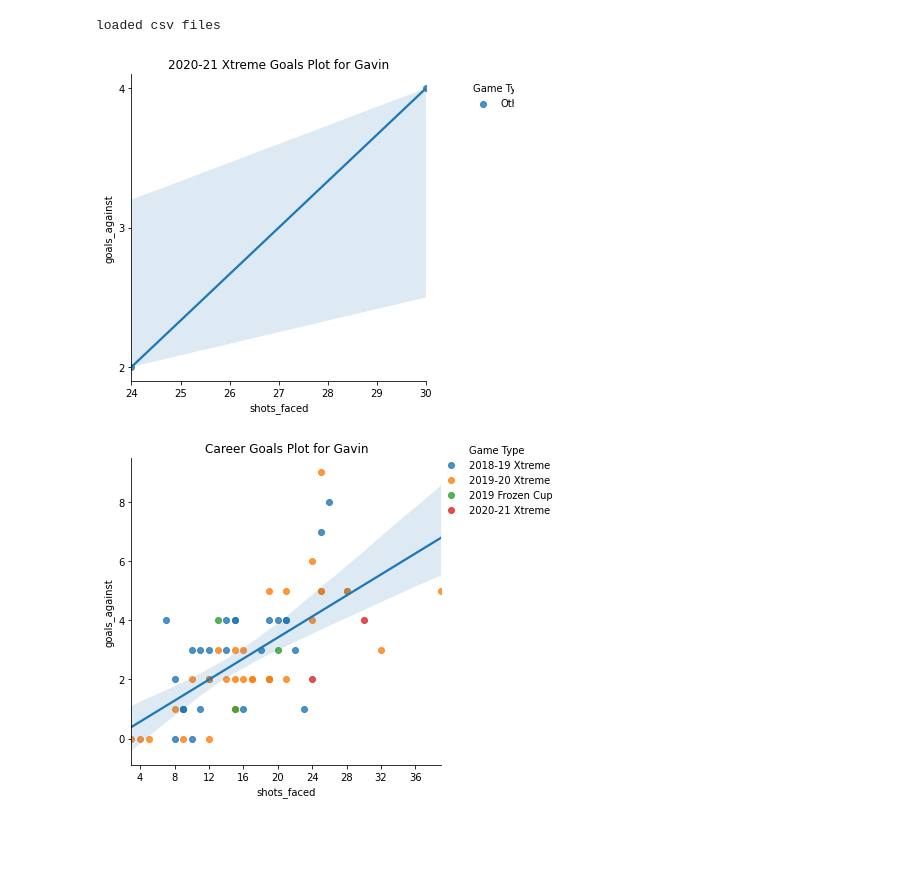
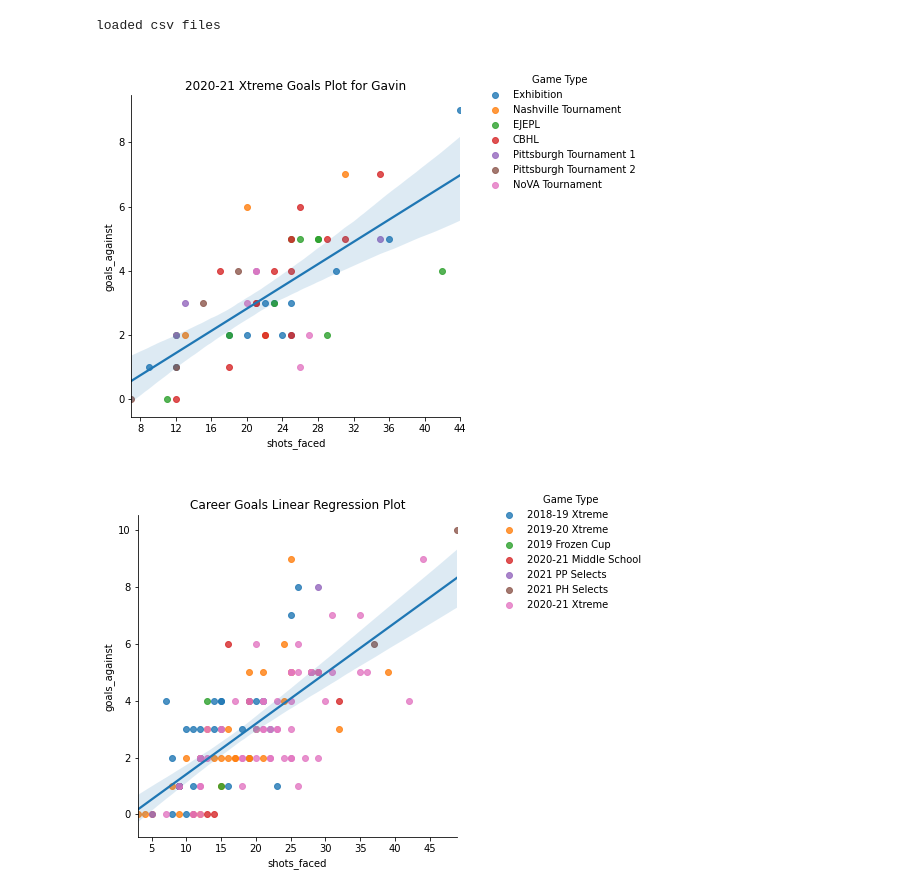
Before and after one commit to werntzp/alexa, a Jupyter notebook: gavin_plots.ipynb, the cells around one changed output. Cells and saved outputs as stored; diff of their text form; code cells hidden in the pictures; blank space fills up the shorter version.

```diff
--- a/gavin_plots.ipynb
+++ b/gavin_plots.ipynb
@@ -57,36 +53,36 @@ for g in games:
   # total goals (but may include empty net goals which I don't want)
   all_goals = df_games[df_games.game == g].oppscore.iloc[0]
   # total up goals based on goal type
   en_goals = df_goals[(df_goals.game == g) & (df_goals.team == 'o') & (df_goals.type == 'en')].shape[0]
   goals = (all_goals - en_goals)
   shots = df_shots[df_shots.game == g].opp_p1.iloc[0] + df_shots[df_shots.game == g].opp_p2.iloc[0] + df_shots[df_shots.game == g].opp_p3.iloc[0] + df_shots[df_shots.game == g].opp_ot.iloc[0]
   shots = (shots - en_goals)
   if (g == 60):
     # hard code in numbers for game 60 since Gavin and Logan split it
     dfx = dfx.append({'game': g, 'goals_against': 0.0, 'shots_faced': 3.0, 'league': league} , ignore_index=True)
   else:
     dfx = dfx.append({'game': g, 'goals_against': float(goals), 'shots_faced': float(shots), 'league': league} , ignore_index=True)
 
 graph = sns.lmplot(x='shots_faced', y='goals_against', hue='league', data=dfx, fit_reg=False, legend_out=True)
 ax = sns.regplot(x='shots_faced', y='goals_against', data=dfx, scatter=False)
 
 # title
 new_title = 'Game Type'
 graph._legend.set_title(new_title)
-graph._legend.set_bbox_to_anchor((1.1, .9))
+graph._legend.set_bbox_to_anchor((1.35, .9))
 # replace labels
-new_labels = ['Other']
+new_labels = ['Exhibition', 'Nashville Tournament', 'EJEPL','CBHL', 'Pittsburgh Tournament 1', 'Pittsburgh Tournament 2', 'NoVA Tournament']
 for t, l in zip(graph._legend.texts, new_labels):
   t.set_text(l)
 
 ax.spines['right'].set_visible(False)
 ax.spines['top'].set_visible(False)
 ax.set_title('2020-21 Xtreme Goals Plot for Gavin')
 
 for axis in [ax.xaxis, ax.yaxis]:
     axis.set_major_locator(ticker.MaxNLocator(integer=True))
 # %% [output]
-[figure, old version]
+[figure, new version]
 # %%
 # map goals/shots from all of Gavin's seasons
 
@@ -120,6 +116,33 @@ for g in games:
   shots = dfs[dfs.game == g].shots.iloc[0]
   dfx = dfx.append({'game': g, 'goals_against': float(goals), 'shots_faced': float(shots), 'game_type': game_type} , ignore_index=True)
 
+# for middle school, data set already prepped
+dfs = pd.read_csv(github_url + "gavin_2020-21_middle_school.csv")
+games = dfs.game
+for g in games:
+  game_type = "ms20"
+  goals = dfs[dfs.game == g].goals.iloc[0]
+  shots = dfs[dfs.game == g].shots.iloc[0]
+  dfx = dfx.append({'game': g, 'goals_against': float(goals), 'shots_faced': float(shots), 'game_type': game_type} , ignore_index=True)
+
+# for power play selects spring, data set already prepped
+dfs = pd.read_csv(github_url + "gavin_2021_ppselects.csv")
+games = dfs.game
+for g in games:
+  game_type = "pps21"
+  goals = dfs[dfs.game == g].goals.iloc[0]
+  shots = dfs[dfs.game == g].shots.iloc[0]
+  dfx = dfx.append({'game': g, 'goals_against': float(goals), 'shots_faced': float(shots), 'game_type': game_type} , ignore_index=True)
+
+# for gatorade, data set already prepped
+dfs = pd.read_csv(github_url + "gavin_2021_gatorade.csv")
+games = dfs.game
+for g in games:
+  game_type = "phs21"
+  goals = dfs[dfs.game == g].goals.iloc[0]
+  shots = dfs[dfs.game == g].shots.iloc[0]
+  dfx = dfx.append({'game': g, 'goals_against': float(goals), 'shots_faced': float(shots), 'game_type': game_type} , ignore_index=True)
+
 # 2020-21
 games = df_games[df_games.goalie == "g"].game
 
@@ -135,16 +158,15 @@ for g in games:
   shots = (shots - en_goals)
   dfx = dfx.append({'game': g, 'goals_against': float(goals), 'shots_faced': float(shots), 'game_type': game_type} , ignore_index=True)
 
-
 graph = sns.lmplot(x='shots_faced', y='goals_against', hue='game_type', data=dfx, fit_reg=False, legend_out=True)
 ax = sns.regplot(x='shots_faced', y='goals_against', data=dfx, scatter=False)
 
 # title
 new_title = 'Game Type'
 graph._legend.set_title(new_title)
-graph._legend.set_bbox_to_anchor((1.1, .9))
+graph._legend.set_bbox_to_anchor((1.3, .9))
 # replace labels
-new_labels = ['2018-19 Xtreme', '2019-20 Xtreme', '2019 Frozen Cup', '2020-21 Xtreme']
+new_labels = ['2018-19 Xtreme', '2019-20 Xtreme', '2019 Frozen Cup', '2020-21 Middle School', '2021 PP Selects', '2021 PH Selects', '2020-21 Xtreme']
 for t, l in zip(graph._legend.texts, new_labels):
   t.set_text(l)
 
@@ -155,7 +177,7 @@ ax.set_title('Career Goals Linear Regression Plot')
 for axis in [ax.xaxis, ax.yaxis]:
     axis.set_major_locator(ticker.MaxNLocator(integer=True))
 # %% [output]
-[figure, old version]
+[figure, new version]
 # %%
 # create a swarm plot for goals over the seasons
 
```
Also changed, not shown: parts of 3 cells of this notebook.
